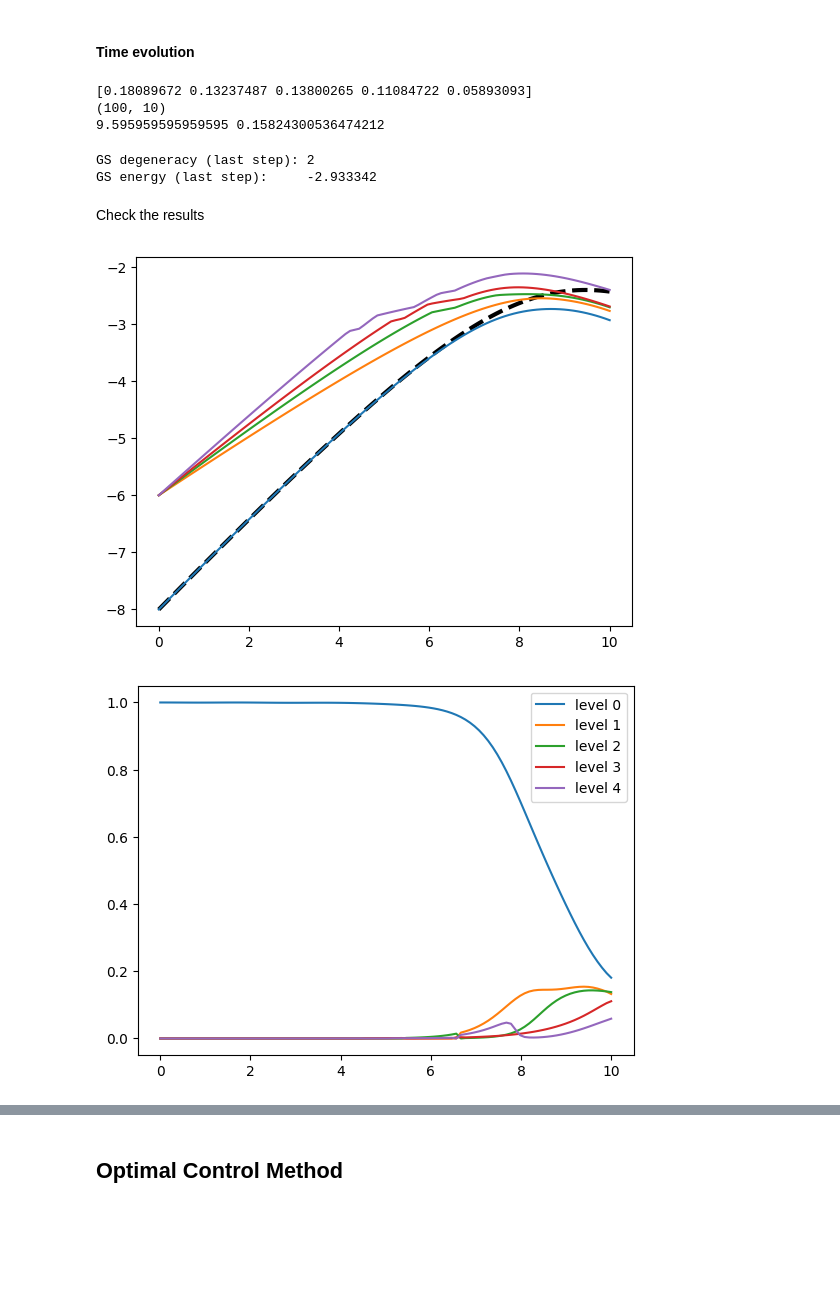
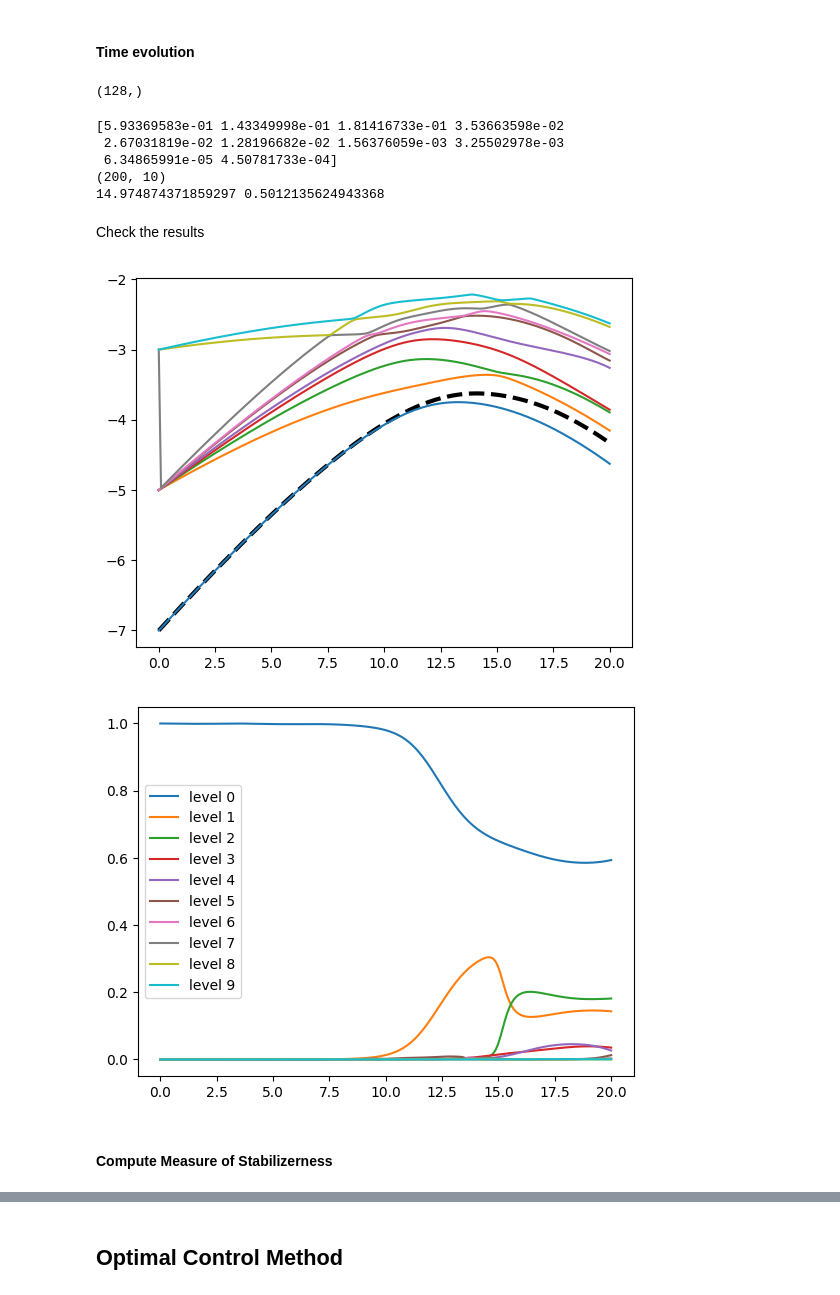
Before and after one commit to emacosta95/Magic4Annealing, a Jupyter notebook: ExploringMaxCut.ipynb, the cells around one changed output, grey strips where cells are left out. Cells and saved outputs as stored; diff of their text form; code cells hidden in the pictures; blank space fills up the shorter version.

```diff
--- a/ExploringMaxCut.ipynb
+++ b/ExploringMaxCut.ipynb
@@ -48,5 +49,10 @@ plt.show()
 # %%
 nqubits=jij.shape[0]
 
+PS=Sector(nqubits=nqubits)
+
 target_hamiltonian=get_longitudinal_hamiltonian(jij)
+target_hamiltonian_s=PS.project(target_hamiltonian)
 driver_hamiltonian=get_driver_hamiltonian(nqubits=nqubits)
+
+driver_hamiltonian_s=PS.project(driver_hamiltonian)
@@ -70,7 +78,7 @@ print(spectrum_target_hamiltonian[:4],spectrum_target_hamiltonian[2],eigenstates
 # %%
 # ── time evolution parameters ─────────────────────────────────────────────────
 nlevels    = 10
-tau        = 10
+tau        = 20
 time_steps = int(10 * tau)
 time       = np.linspace(0, tau, time_steps)
 delta_t    = time[1] - time[0]
@@ -80,35 +88,34 @@ from scipy.sparse.linalg import eigsh, expm_multiply
 # ── initial state ─────────────────────────────────────────────────────────────
 dim      = 2 ** nqubits
 psi_init = np.ones(dim, dtype=complex) / np.sqrt(dim)
-
-
+psi_init=PS.project(psi_init)
+print(psi_init.shape)
 # ── initialization ────────────────────────────────────────────────────────────
 spectrum            = np.zeros((time_steps, nlevels))
-eigenstates_history = np.zeros((time_steps, dim, nlevels), dtype=complex)
 energy              = np.zeros(time_steps)
-n_subspaces         = nlevels // 2
-probabilities       = np.zeros((time_steps, n_subspaces))
+probabilities       = np.zeros((time_steps, nlevels))
+psi_history          = np.zeros((time_steps, dim//2), dtype=complex)
+eigenstates_history = np.zeros((time_steps, dim//2, nlevels), dtype=complex)
 
 eigenstates_prev = None
 psi = psi_init.copy()
 
 # ── time evolution ────────────────────────────────────────────────────────────
 for i, t in enumerate(time):
-    hamiltonian_t = (1 - t / tau) * driver_hamiltonian + (t / tau) * target_hamiltonian
+    hamiltonian_t = (1 - t / tau) * driver_hamiltonian_s + (t / tau) * target_hamiltonian_s
     psi = expm_multiply(-1j * delta_t * hamiltonian_t, psi)
+
 
     # ── diagonalize ───────────────────────────────────────────────────────
     spectrum_t, eigenstates_t = eigsh(hamiltonian_t.astype(complex), which='SA', k=nlevels)
     order              = np.argsort(spectrum_t)
     spectrum[i]        = spectrum_t[order]
     eigenstates_raw    = eigenstates_t[:, order].astype(complex)  # raw — for probabilities
-
+    eigenstates_history[i] = eigenstates_raw
     # overlap
-    overlap_t=np.einsum('i,ia->a',psi.conj(),eigenstates_raw)
-    for r in range(n_subspaces):
-        probabilities[i,r]=np.sum(((overlap_t[r*2:(r+1)*2])*(overlap_t[r*2:(r+1)*2]).conj()))
+    probabilities[i]=np.einsum('i,ia->a',psi.conj(),eigenstates_raw)*np.einsum('i,ia->a',psi.conj(),eigenstates_raw).conj()
     energy[i] = np.real(np.vdot(psi, hamiltonian_t @ psi))
-
+    psi_history[i] = psi
 
 print(probabilities[-1])
 print(spectrum.shape)
@@ -116,45 +123,30 @@ print(time[np.argmin(spectrum[:,2]-spectrum[:,0])],np.min(spectrum[:,2]-spectrum
 
 min_time_gap= time[np.argmin(spectrum[:,2]-spectrum[:,0])]
 # %% [output]
-[0.18089672 0.13237487 0.13800265 0.11084722 0.05893093]
-(100, 10)
-9.595959595959595 0.15824300536474212
+(128,)
+[5.93369583e-01 1.43349998e-01 1.81416733e-01 3.53663598e-02
+ 2.67031819e-02 1.28196682e-02 1.56376059e-03 3.25502978e-03
+ 6.34865991e-05 4.50781733e-04]
+(200, 10)
+14.974874371859297 0.5012135624943368
-# %%
-# last time step hamiltonian
-t_last = time[-1]
-hamiltonian_last = (1 - t_last / tau) * driver_hamiltonian + (t_last / tau) * target_hamiltonian
-
-# compute gs subspace from last hamiltonian — not target_hamiltonian
-evals_last, evecs_last = eigsh(hamiltonian_last.astype(complex), which='SA', k=4)
-order       = np.argsort(evals_last)
-evals_last  = evals_last[order]
-evecs_last  = evecs_last[:, order]
-tol_last    = 1e-3 * np.abs(evals_last[-1] - evals_last[0])
-gs_mask     = np.abs(evals_last - evals_last[0]) < tol_last
-gs_subspace = evecs_last[:, gs_mask]
-
-print(f'GS degeneracy (last step): {gs_subspace.shape[1]}')
-print(f'GS energy (last step):     {evals_last[0]:.6f}')
-# %% [output]
-GS degeneracy (last step): 2
-GS energy (last step):     -2.933342
 # %% [markdown]
 Check the results
 # %%
 
 plt.plot(time,energy,color='black',linestyle='--',linewidth=3)
 for i in range(spectrum.shape[1]):
-    if i%2==0:
         plt.plot(time,spectrum[:,i])
 
 plt.show()
 # %% [output]
-[figure, old version]
+[figure, new version]
 # %%
-for i in range(nlevels//2):
+for i in range(nlevels):
     plt.plot(time,probabilities[:,i],label=f'level {i}')
 
 plt.legend()
 plt.show()
 # %% [output]
-[figure, old version]
+[figure, new version]
+# %% [markdown]
+#### Compute Measure of Stabilizerness
```
Also changed, not shown: parts of 33 cells of this notebook, 2 other files.
